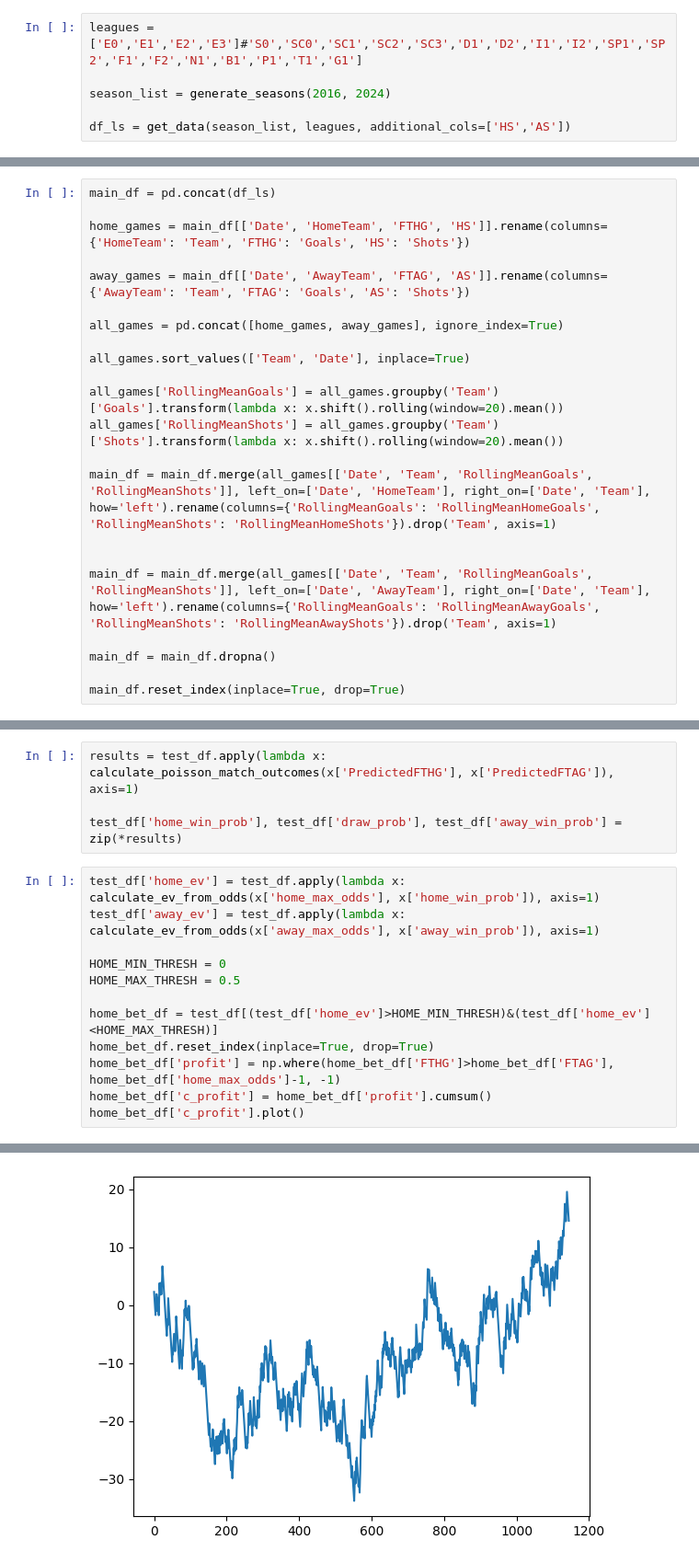
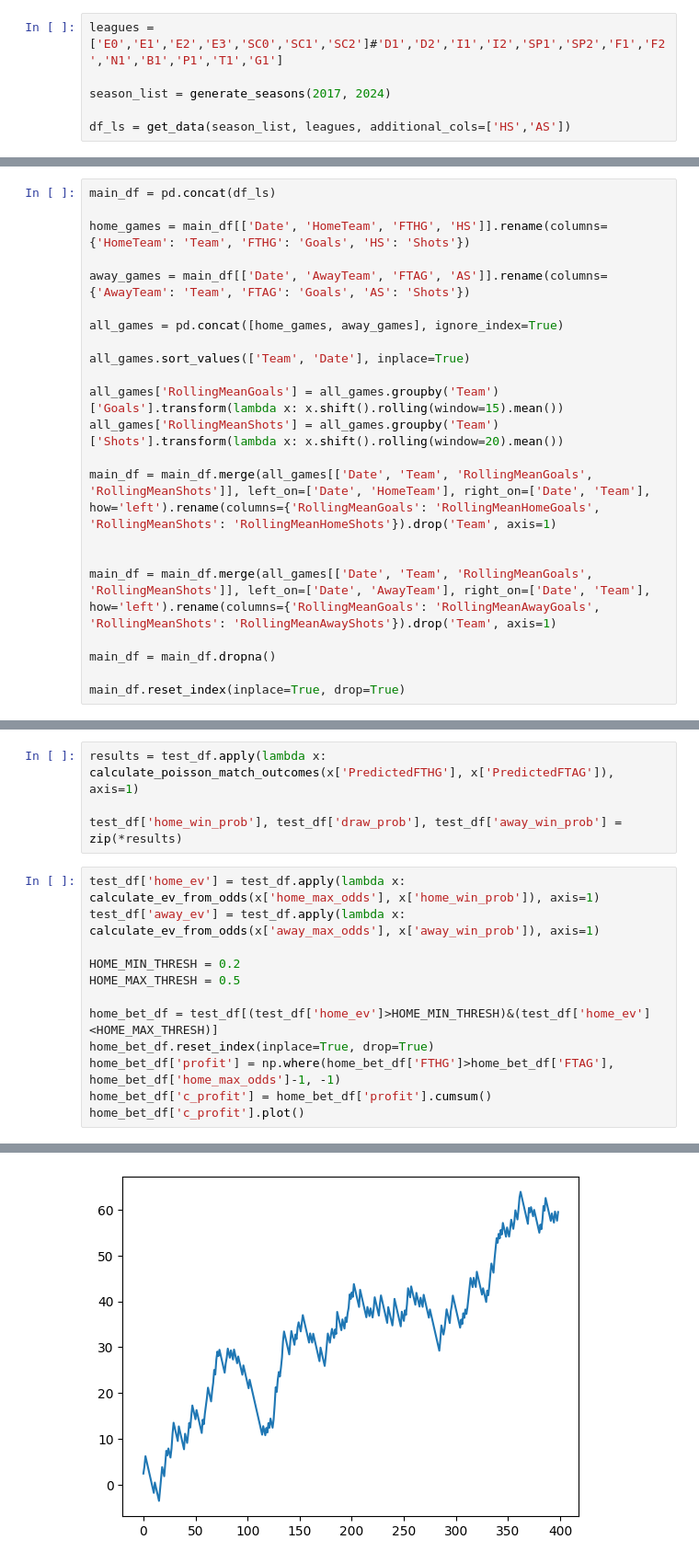
Before and after one commit to MLGonzo/football_stats, a Jupyter notebook: poisson_with_shots.ipynb, the cells around one changed output, grey strips where cells are left out. Shown at 92% size. Drawn from its saved outputs; the diff is of its cells as text.

```diff
--- a/poisson_with_shots.ipynb
+++ b/poisson_with_shots.ipynb
@@ -9,9 +9,9 @@ pd.set_option('display.max_columns', None)
 pd.set_option('display.width', None)
 pd.options.mode.chained_assignment = None
 # %%
-leagues = ['E0','E1','E2','E3']#'S0','SC0','SC1','SC2','SC3','D1','D2','I1','I2','SP1','SP2','F1','F2','N1','B1','P1','T1','G1']
+leagues = ['E0','E1','E2','E3','SC0','SC1','SC2']#'D1','D2','I1','I2','SP1','SP2','F1','F2','N1','B1','P1','T1','G1']
 
-season_list = generate_seasons(2016, 2024)
+season_list = generate_seasons(2017, 2024)
 
 df_ls = get_data(season_list, leagues, additional_cols=['HS','AS'])
 # %% [output]
@@ -27,7 +27,7 @@ all_games = pd.concat([home_games, away_games], ignore_index=True)
 
 all_games.sort_values(['Team', 'Date'], inplace=True)
 
-all_games['RollingMeanGoals'] = all_games.groupby('Team')['Goals'].transform(lambda x: x.shift().rolling(window=20).mean())
+all_games['RollingMeanGoals'] = all_games.groupby('Team')['Goals'].transform(lambda x: x.shift().rolling(window=15).mean())
 all_games['RollingMeanShots'] = all_games.groupby('Team')['Shots'].transform(lambda x: x.shift().rolling(window=20).mean())
 
 main_df = main_df.merge(all_games[['Date', 'Team', 'RollingMeanGoals', 'RollingMeanShots']], left_on=['Date', 'HomeTeam'], right_on=['Date', 'Team'], how='left').rename(columns={'RollingMeanGoals': 'RollingMeanHomeGoals', 'RollingMeanShots': 'RollingMeanHomeShots'}).drop('Team', axis=1)
@@ -98,16 +98,16 @@ test_df['home_win_prob'], test_df['draw_prob'], test_df['away_win_prob'] = zip(*
 # %%
 test_df['home_ev'] = test_df.apply(lambda x: calculate_ev_from_odds(x['home_max_odds'], x['home_win_prob']), axis=1)
 test_df['away_ev'] = test_df.apply(lambda x: calculate_ev_from_odds(x['away_max_odds'], x['away_win_prob']), axis=1)
 
-HOME_MIN_THRESH = 0
+HOME_MIN_THRESH = 0.2
 HOME_MAX_THRESH = 0.5
 
 home_bet_df = test_df[(test_df['home_ev']>HOME_MIN_THRESH)&(test_df['home_ev']<HOME_MAX_THRESH)]
 home_bet_df.reset_index(inplace=True, drop=True)
 home_bet_df['profit'] = np.where(home_bet_df['FTHG']>home_bet_df['FTAG'], home_bet_df['home_max_odds']-1, -1)
 home_bet_df['c_profit'] = home_bet_df['profit'].cumsum()
 home_bet_df['c_profit'].plot()
 # %% [output]
 <Axes: >
-[figure, old version]
+[figure, new version]
 # %%
```
Also changed, not shown: parts of 2 cells of this notebook.
